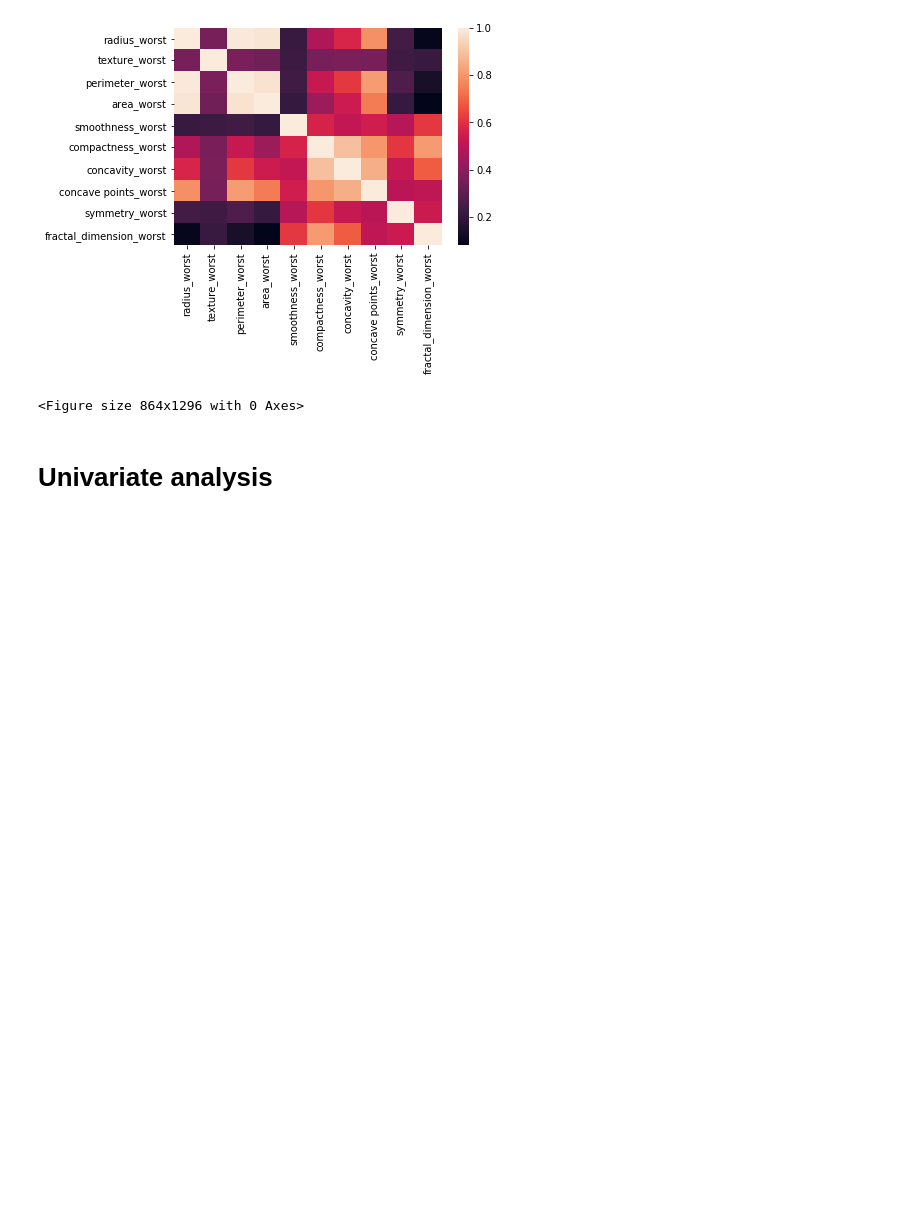
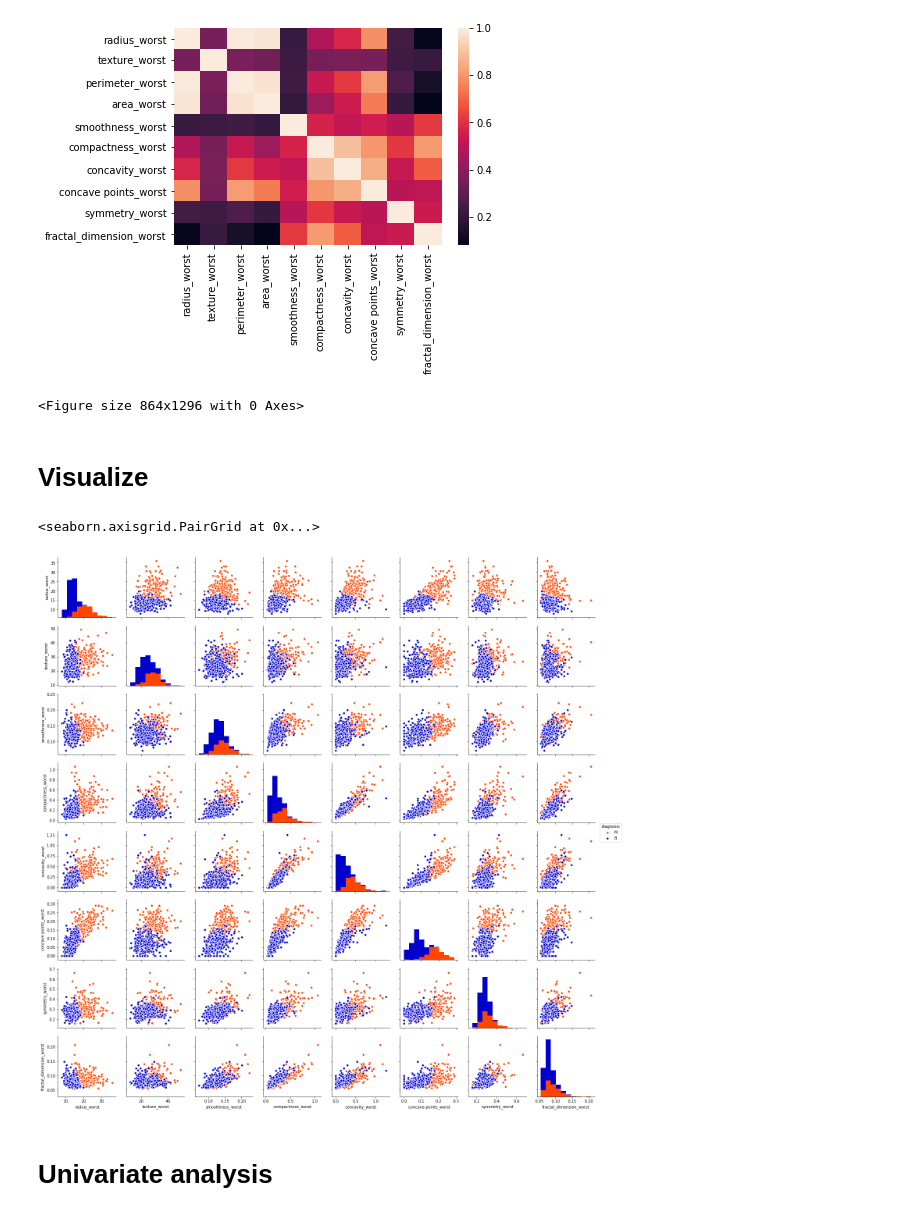
Before and after one commit to nayanika-g/breast-cancer-wisconsin, a Jupyter notebook: knn_finalproject.ipynb, the cells around one changed output. Cells and saved outputs as stored; diff of their text form; code cells hidden in the pictures; blank space fills up the shorter version.

```diff
--- a/knn_finalproject.ipynb
+++ b/knn_finalproject.ipynb
@@ -316,6 +323,17 @@ fig = plt.figure(figsize=(12,18))
 <Figure size 864x1296 with 0 Axes>
 # %%
 #going to use the "worst" measurements to train
+# %% [markdown]
+# Visualize
+# %%
+features_worst = ['radius_worst', 'texture_worst', 'smoothness_worst','compactness_worst',
+                  'concavity_worst', 'concave points_worst', 'symmetry_worst', 'fractal_dimension_worst']
+# %%
+color_dict = dict({'M':'orangered','B':'mediumblue',})
+sns.pairplot(df, hue = 'diagnosis', vars = features_worst, pal)
+# %% [output]
+<seaborn.axisgrid.PairGrid at 0x...>
+[figure, added]
 # %% [markdown]
 # Univariate analysis
 # %%
```
Also changed, not shown: parts of 82 cells of this notebook.
